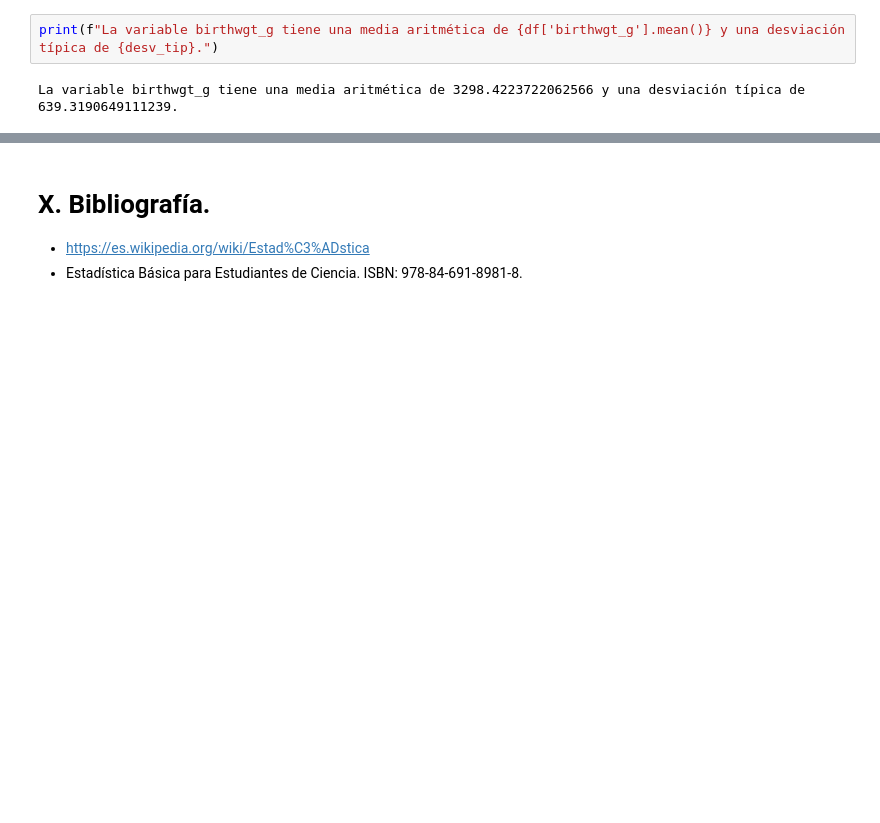
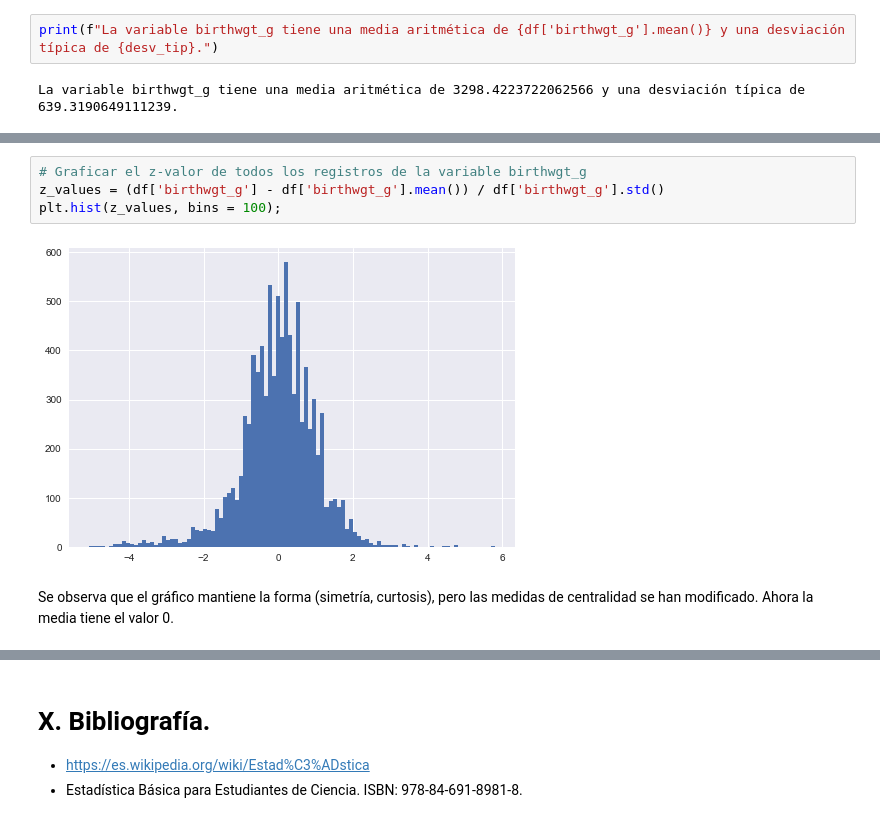
Before and after one commit to gmachinromero/course_kschool_ds_master, a Jupyter notebook: _02_03_python_estadistica.ipynb, the cells around one changed output, grey strips where cells are left out. Drawn from its saved outputs; the diff is of its cells as text; blank space fills up the shorter version.

```diff
--- a/_02_03_python_estadistica.ipynb
+++ b/_02_03_python_estadistica.ipynb
@@ -181 +199,9 @@ La variable birthwgt_g tiene una media aritmética de 3298.4223722062566 y una d
+# %%
+# Graficar el z-valor de todos los registros de la variable birthwgt_g
+z_values = (df['birthwgt_g'] - df['birthwgt_g'].mean()) / df['birthwgt_g'].std()
+plt.hist(z_values, bins = 100);
+# %% [output]
+[figure, added]
+# %% [markdown]
+Se observa que el gráfico mantiene la forma (simetría, curtosis), pero las medidas de centralidad se han modificado. Ahora la media tiene el valor 0.
 # %% [markdown]
```
Also changed, not shown: parts of 16 cells of this notebook.
